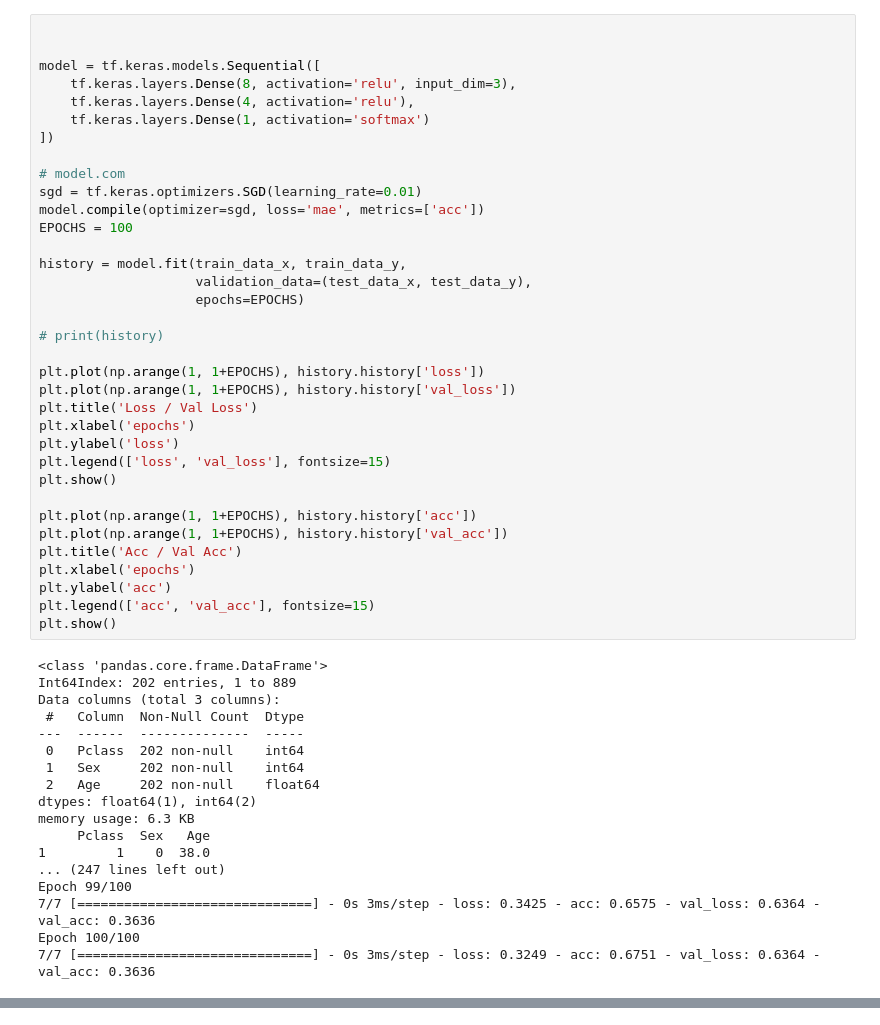
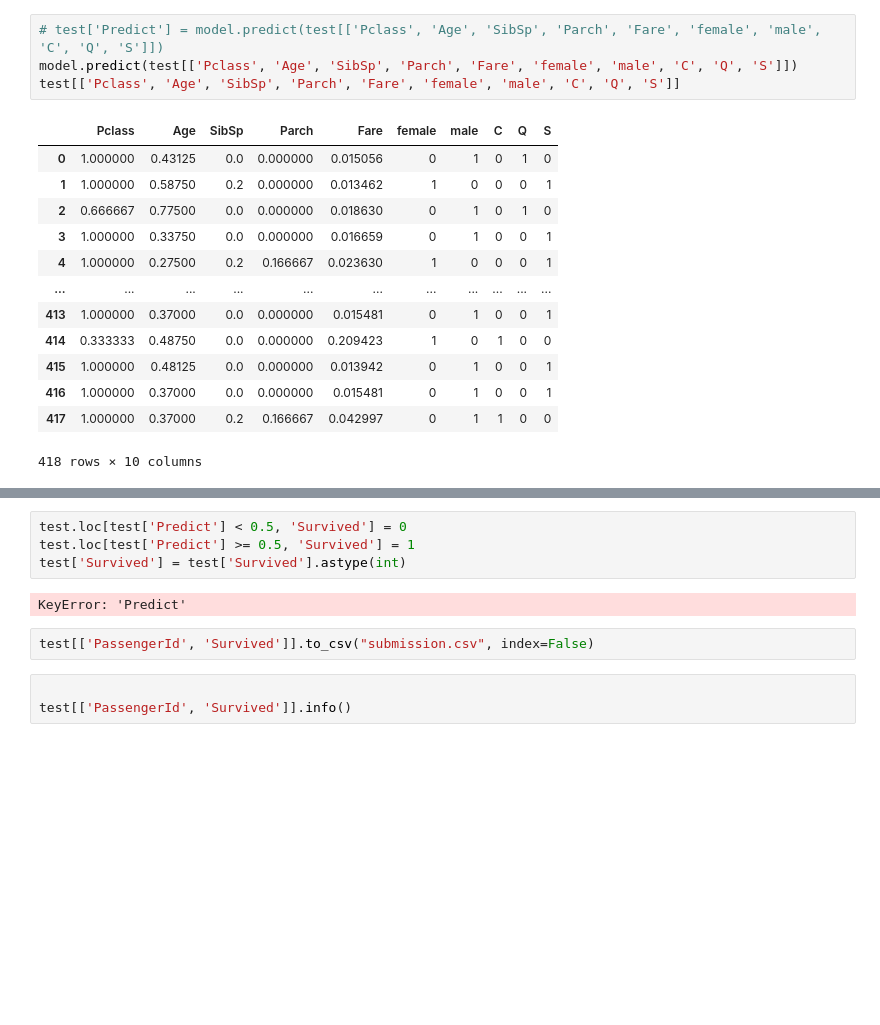
Before and after one commit to hyeongrokheo/Kaggle, a Jupyter notebook: 1_titanic/titanic_ntb.ipynb, the cells around one changed output, grey strips where cells are left out. Drawn from its saved outputs; the diff is of its cells as text; blank space fills up the shorter version.

```diff
--- a/1_titanic/titanic_ntb.ipynb
+++ b/1_titanic/titanic_ntb.ipynb
@@ -113,53 +106,18 @@ train_data.describe()
 # %%
-
-
-model = tf.keras.models.Sequential([
-    tf.keras.layers.Dense(8, activation='relu', input_dim=3),
-    tf.keras.layers.Dense(4, activation='relu'),
-    tf.keras.layers.Dense(1, activation='softmax')
-])
-
-# model.com
-sgd = tf.keras.optimizers.SGD(learning_rate=0.01)
-model.compile(optimizer=sgd, loss='mae', metrics=['acc'])
-EPOCHS = 100
-
-history = model.fit(train_data_x, train_data_y,
-                    validation_data=(test_data_x, test_data_y),
-                    epochs=EPOCHS)
-
-# print(history)
-
-plt.plot(np.arange(1, 1+EPOCHS), history.history['loss'])
-plt.plot(np.arange(1, 1+EPOCHS), history.history['val_loss'])
-plt.title('Loss / Val Loss')
-plt.xlabel('epochs')
-plt.ylabel('loss')
-plt.legend(['loss', 'val_loss'], fontsize=15)
-plt.show()
-
-plt.plot(np.arange(1, 1+EPOCHS), history.history['acc'])
-plt.plot(np.arange(1, 1+EPOCHS), history.history['val_acc'])
-plt.title('Acc / Val Acc')
-plt.xlabel('epochs')
-plt.ylabel('acc')
-plt.legend(['acc', 'val_acc'], fontsize=15)
-plt.show()
+# test['Predict'] = model.predict(test[['Pclass', 'Age', 'SibSp', 'Parch', 'Fare', 'female', 'male', 'C', 'Q', 'S']])
+model.predict(test[['Pclass', 'Age', 'SibSp', 'Parch', 'Fare', 'female', 'male', 'C', 'Q', 'S']])
+test[['Pclass', 'Age', 'SibSp', 'Parch', 'Fare', 'female', 'male', 'C', 'Q', 'S']]
 # %% [output]
+|  | Pclass | Age | SibSp | Parch | Fare | female | male | C | Q | S |
+| 0 | 1.000000 | 0.43125 | 0.0 | 0.000000 | 0.015056 | 0 | 1 | 0 | 1 | 0 |
+| 1 | 1.000000 | 0.58750 | 0.2 | 0.000000 | 0.013462 | 1 | 0 | 0 | 0 | 1 |
+| 2 | 0.666667 | 0.77500 | 0.0 | 0.000000 | 0.018630 | 0 | 1 | 0 | 1 | 0 |
+| 3 | 1.000000 | 0.33750 | 0.0 | 0.000000 | 0.016659 | 0 | 1 | 0 | 0 | 1 |
+| 4 | 1.000000 | 0.27500 | 0.2 | 0.166667 | 0.023630 | 1 | 0 | 0 | 0 | 1 |
+| ... | ... | ... | ... | ... | ... | ... | ... | ... | ... | ... |
+| 413 | 1.000000 | 0.37000 | 0.0 | 0.000000 | 0.015481 | 0 | 1 | 0 | 0 | 1 |
+| 414 | 0.333333 | 0.48750 | 0.0 | 0.000000 | 0.209423 | 1 | 0 | 1 | 0 | 0 |
+| 415 | 1.000000 | 0.48125 | 0.0 | 0.000000 | 0.013942 | 0 | 1 | 0 | 0 | 1 |
+| 416 | 1.000000 | 0.37000 | 0.0 | 0.000000 | 0.015481 | 0 | 1 | 0 | 0 | 1 |
+| 417 | 1.000000 | 0.37000 | 0.2 | 0.166667 | 0.042997 | 0 | 1 | 1 | 0 | 0 |
-<class 'pandas.core.frame.DataFrame'>
-Int64Index: 202 entries, 1 to 889
-Data columns (total 3 columns):
- #   Column  Non-Null Count  Dtype
----  ------  --------------  -----
- 0   Pclass  202 non-null    int64
- 1   Sex     202 non-null    int64
- 2   Age     202 non-null    float64
-dtypes: float64(1), int64(2)
-memory usage: 6.3 KB
-     Pclass  Sex   Age
-1         1    0  38.0
-... (247 lines left out)
-Epoch 99/100
-7/7 [==============================] - 0s 3ms/step - loss: 0.3425 - acc: 0.6575 - val_loss: 0.6364 - val_acc: 0.3636
-Epoch 100/100
-7/7 [==============================] - 0s 3ms/step - loss: 0.3249 - acc: 0.6751 - val_loss: 0.6364 - val_acc: 0.3636
+418 rows × 10 columns
@@ -167,0 +124,11 @@ Epoch 100/100
+# %%
+test.loc[test['Predict'] < 0.5, 'Survived'] = 0
+test.loc[test['Predict'] >= 0.5, 'Survived'] = 1
+test['Survived'] = test['Survived'].astype(int)
+# %% [output]
+KeyError: 'Predict'
+# %%
+test[['PassengerId', 'Survived']].to_csv("submission.csv", index=False)
+# %%
+
+test[['PassengerId', 'Survived']].info()
```
Also changed, not shown: parts of 7 cells of this notebook, 8 other files.
